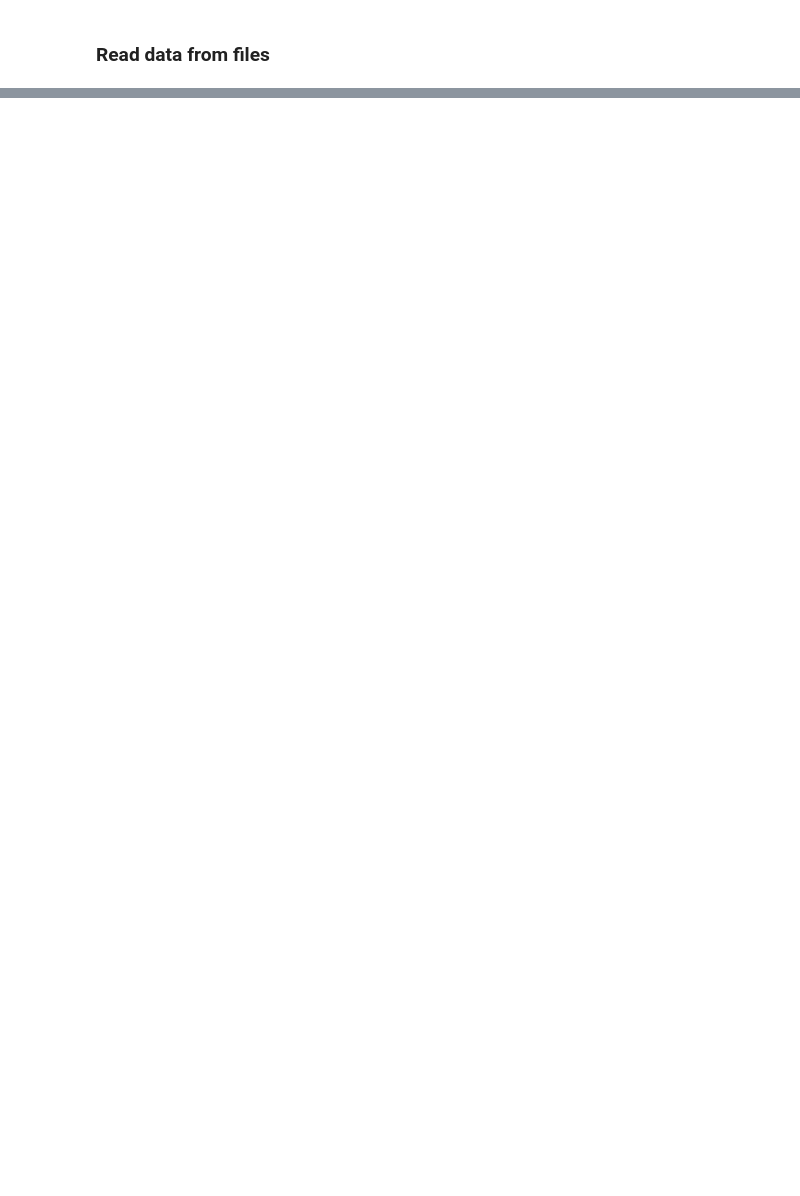
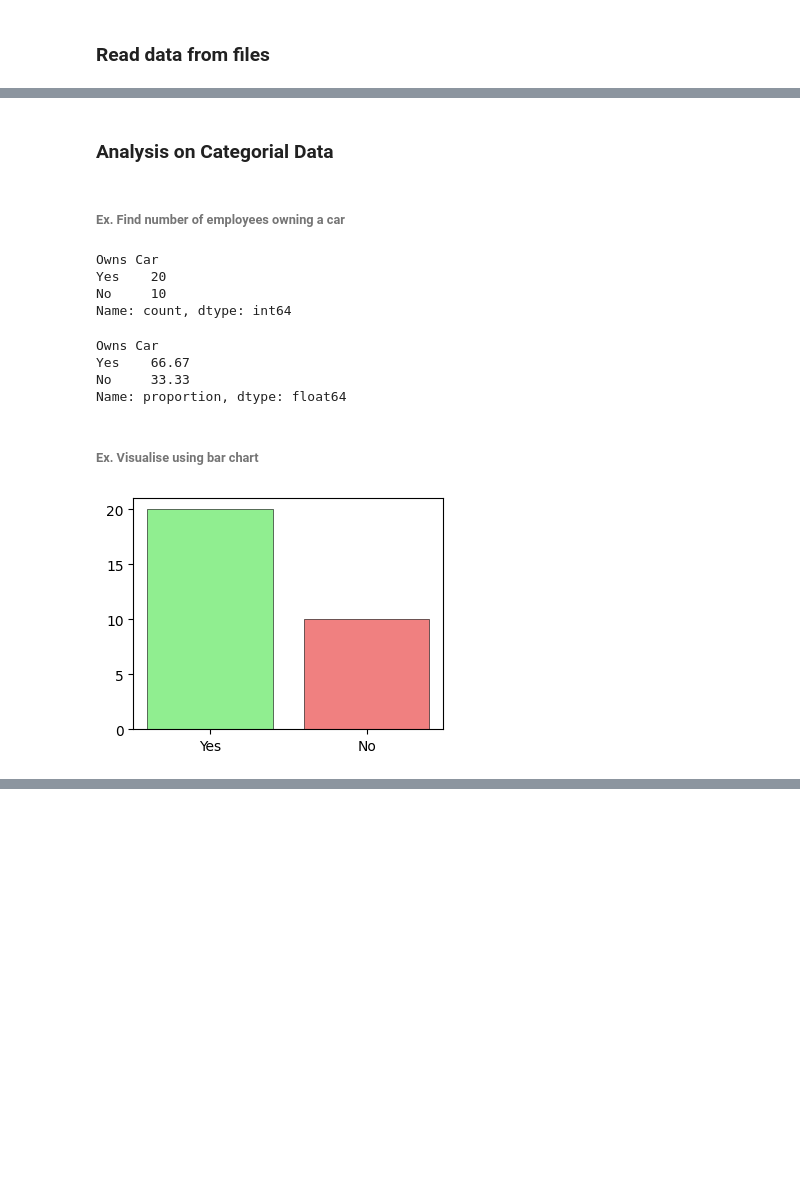
Before and after one commit to knowledge-corner/Optum_Global_nov_24, a Jupyter notebook: Day - 2.ipynb, the cells around one changed output, grey strips where cells are left out. Cells and saved outputs as stored; diff of their text form; code cells hidden in the pictures; blank space fills up the shorter version.

```diff
--- a/Day - 2.ipynb
+++ b/Day - 2.ipynb
@@ -786,2 +877,12 @@ os.chdir(r"C:\Users\vaide\Desktop\Optum Global nov 24\Optum_Global_nov_24\datase
 # %% [markdown]
 ### Read data from files
+# %%
+import numpy as np
+import pandas as pd
+import matplotlib.pyplot as plt
+import seaborn as sns
+
+plt.rcParams["figure.figsize"] = (4, 3)
+
+df = pd.read_csv(r"employees.csv")
+df.head()
@@ -787,0 +896,26 @@ os.chdir(r"C:\Users\vaide\Desktop\Optum Global nov 24\Optum_Global_nov_24\datase
+# %% [markdown]
+### Analysis on Categorial Data
+# %% [markdown]
+###### Ex. Find number of employees owning a car
+# %%
+df["Owns Car"].value_counts()
+# %% [output]
+Owns Car
+Yes    20
+No     10
+Name: count, dtype: int64
+# %%
+(df["Owns Car"].value_counts(normalize=True) * 100).round(2)
+# %% [output]
+Owns Car
+Yes    66.67
+No     33.33
+Name: proportion, dtype: float64
+# %% [markdown]
+###### Ex. Visualise using bar chart
+# %%
+# using matplotlib
+data = df["Owns Car"].value_counts()
+_ = plt.bar(data.index, data.values, color = ["lightgreen", "lightcoral"], edgecolor = "black", linewidth = 0.4)
+# %% [output]
+[figure, added]
```
Also changed, not shown: parts of 34 cells of this notebook, 3 other files.
